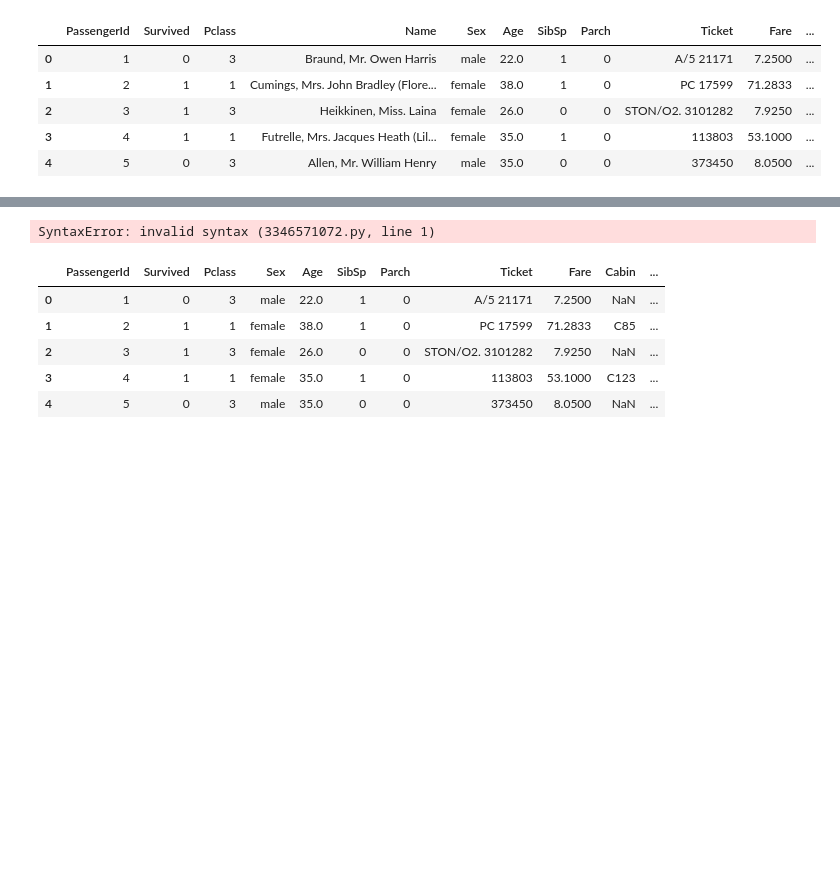
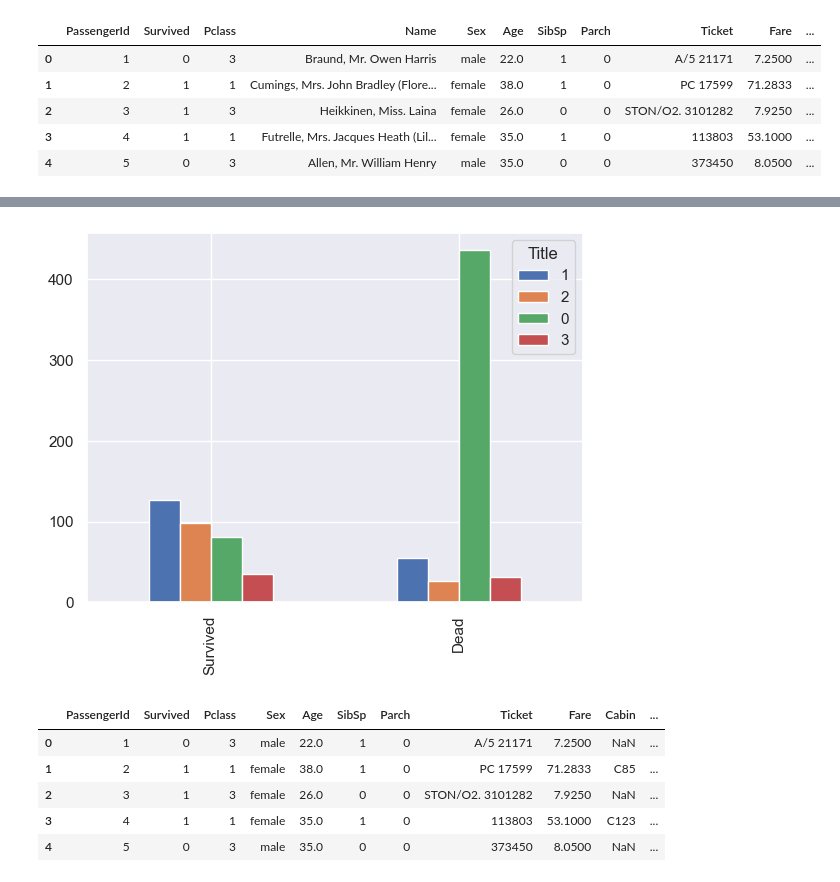
Before and after one commit to ashraful005/DS_ML_Bootcamp, a Jupyter notebook: Titanic/titanic.ipynb, the cells around one changed output, grey strips where cells are left out. Cells and saved outputs as stored; diff of their text form; code cells hidden in the pictures; blank space fills up the shorter version.

```diff
--- a/Titanic/titanic.ipynb
+++ b/Titanic/titanic.ipynb
@@ -258,10 +262,5 @@ bar_chart('Title')
 # %%
-train.drop('Name', axis =1title_mapping =  {"Mr": 0, "Miss": 1, "Mrs": 2,
-                 "Master": 3, "Dr": 3, "Rev": 3, "Col": 3, "Major": 3, "Mlle": 3,"Countess": 3,
-                 "Ms": 3, "Lady": 3, "Jonkheer": 3, "Don": 3, "Dona" : 3, "Mme": 3,"Capt": 3,"Sir": 3 }
-for dataset in train_test_data:
-    dataset['Title'] = dataset['Title'].map(title_mapping))
-train.head()
+bar_chart('Title')
 # %% [output]
-SyntaxError: invalid syntax (3346571072.py, line 1)
+[figure, added]
 # %%
```
Also changed, not shown: parts of 40 cells of this notebook.
